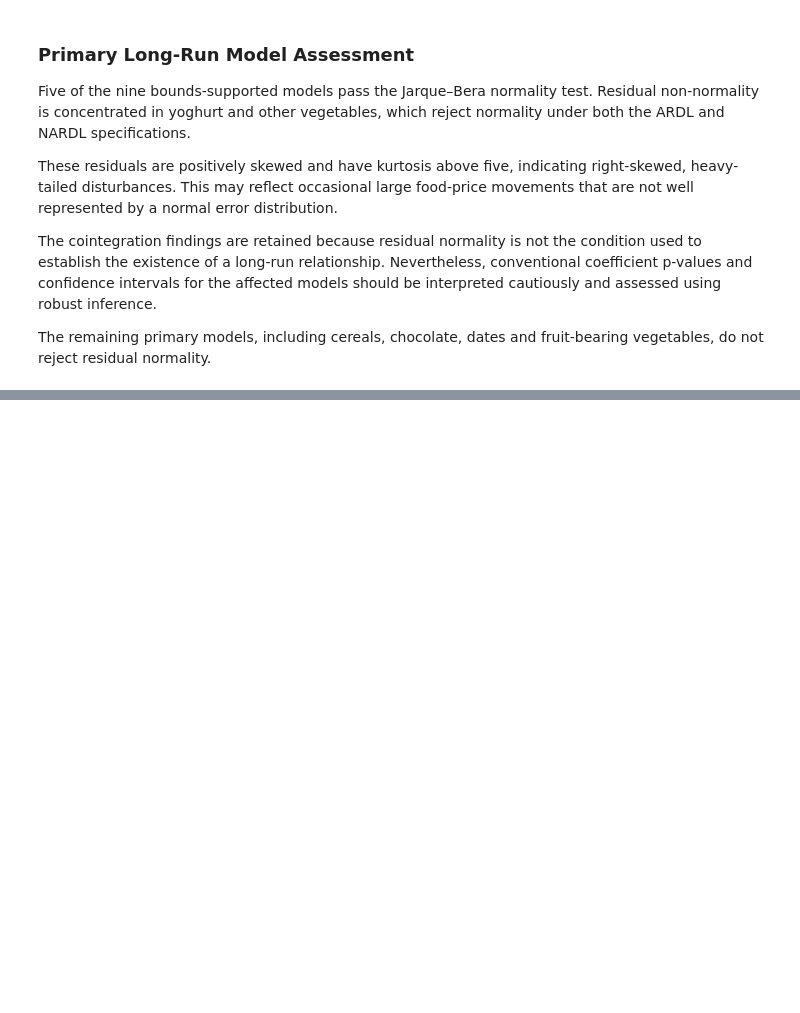
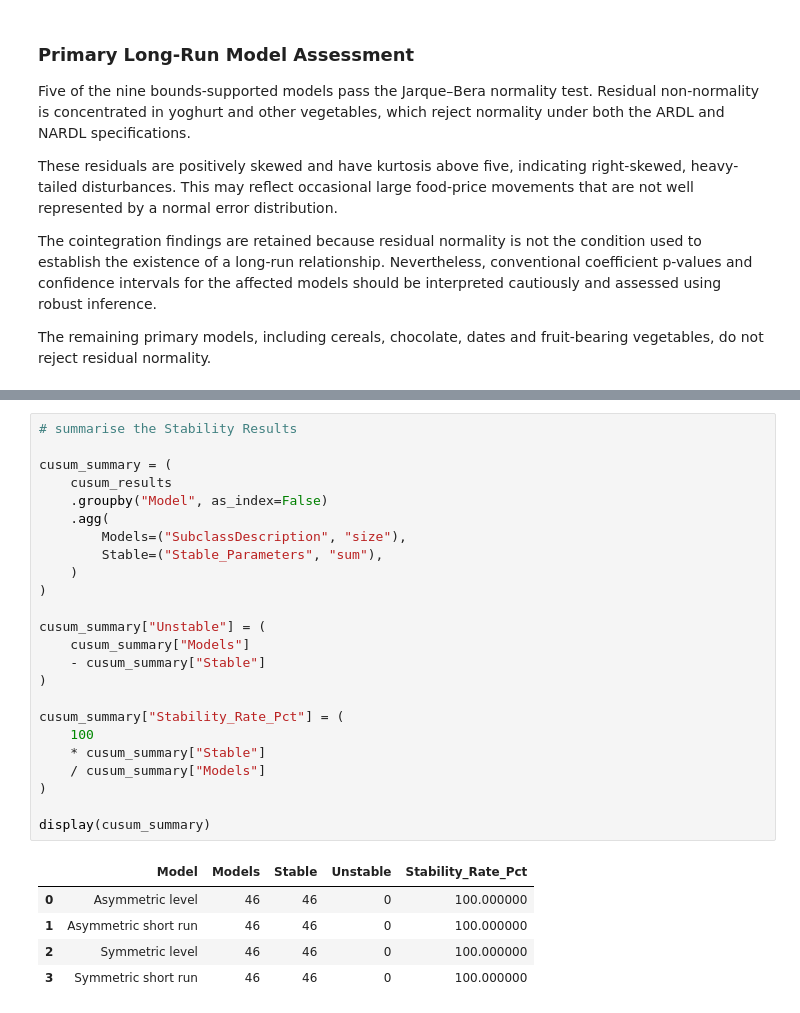
Before and after one commit to MasindiManaga/ERPT_ML_Research, a Jupyter notebook: notebooks/07_Econometric_Results_and_Diagnostics.ipynb, the cells around one changed output, grey strips where cells are left out. Drawn from its saved outputs; the diff is of its cells as text; blank space fills up the shorter version.

```diff
--- a/notebooks/07_Econometric_Results_and_Diagnostics.ipynb
+++ b/notebooks/07_Econometric_Results_and_Diagnostics.ipynb
@@ -1284,0 +1340,30 @@ fruit-bearing vegetables, do not reject residual normality.
+# %%
+# summarise the Stability Results
+
+cusum_summary = (
+    cusum_results
+    .groupby("Model", as_index=False)
+    .agg(
+        Models=("SubclassDescription", "size"),
+        Stable=("Stable_Parameters", "sum"),
+    )
+)
+
+cusum_summary["Unstable"] = (
+    cusum_summary["Models"]
+    - cusum_summary["Stable"]
+)
+
+cusum_summary["Stability_Rate_Pct"] = (
+    100
+    * cusum_summary["Stable"]
+    / cusum_summary["Models"]
+)
+
+display(cusum_summary)
+# %% [output]
+|  | Model | Models | Stable | Unstable | Stability_Rate_Pct |
+| 0 | Asymmetric level | 46 | 46 | 0 | 100.000000 |
+| 1 | Asymmetric short run | 46 | 46 | 0 | 100.000000 |
+| 2 | Symmetric level | 46 | 46 | 0 | 100.000000 |
+| 3 | Symmetric short run | 46 | 46 | 0 | 100.000000 |
```
Also changed, not shown: parts of 15 cells of this notebook.
